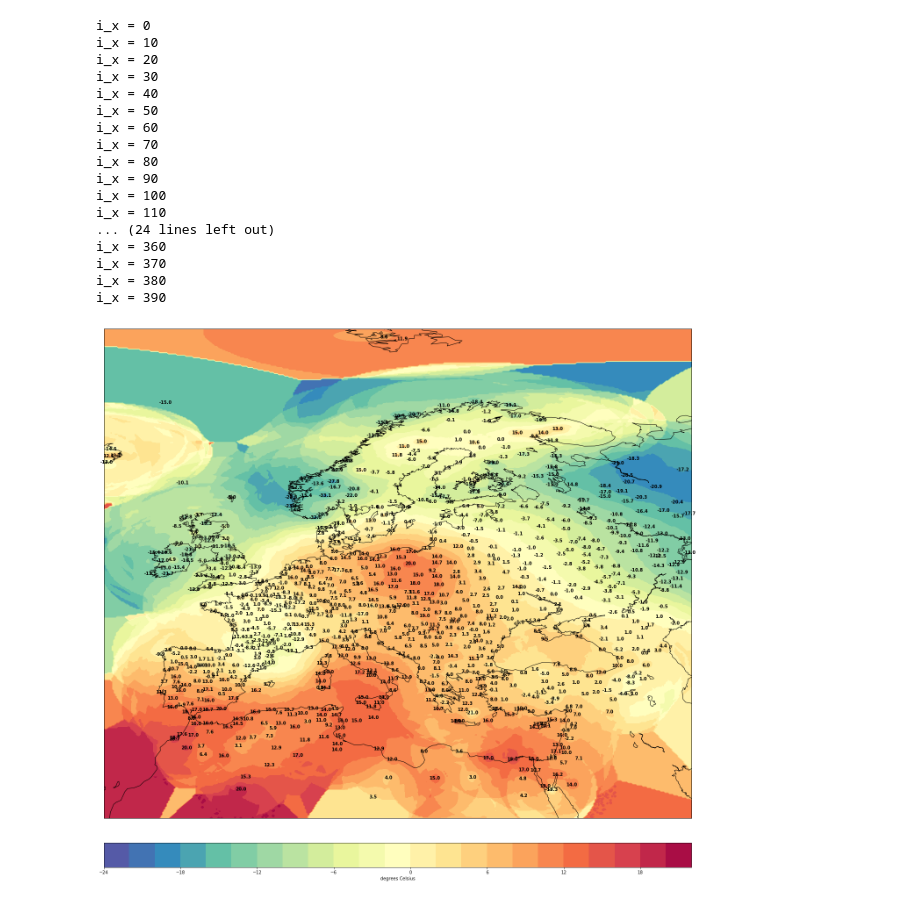
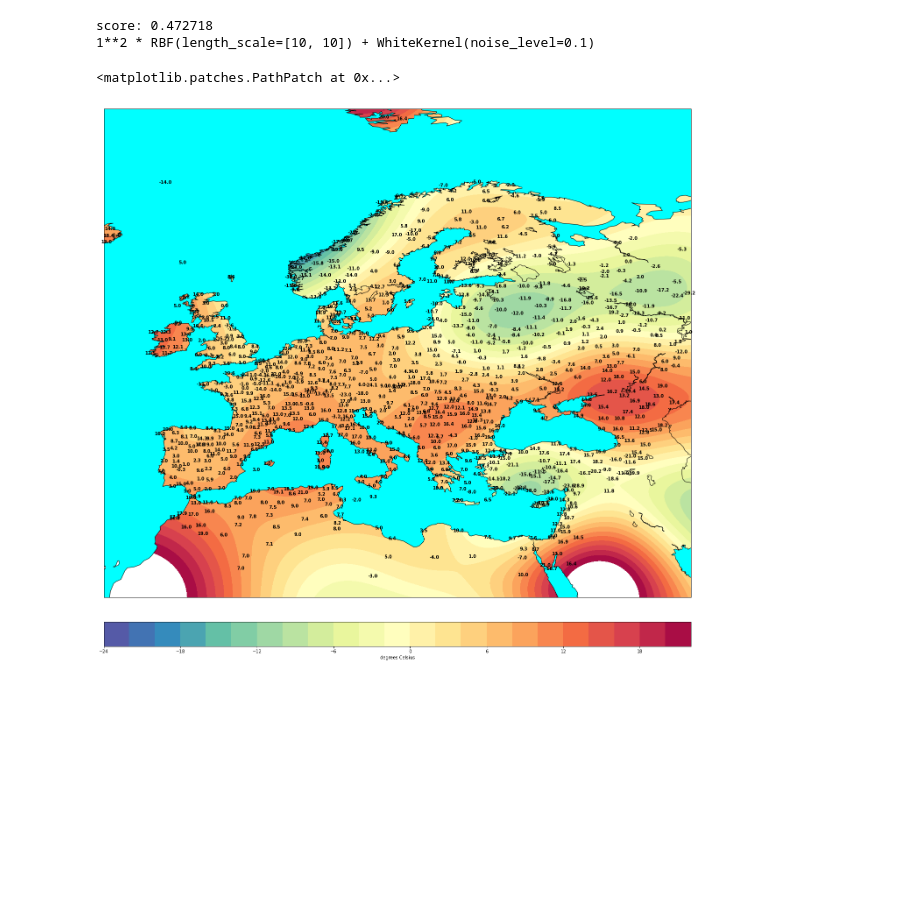
Before and after one commit to tam-leminh/meteo-data-ml, a Jupyter notebook: Meteo.ipynb, the cells around one changed output. Cells and saved outputs as stored; diff of their text form; code cells hidden in the pictures; blank space fills up the shorter version.

Commit message:
ADD Gaussian process in Meteo

```diff
--- a/Meteo.ipynb
+++ b/Meteo.ipynb
@@ -81,6 +131,6 @@ def IDW_temp(xlon, xlat, ylon, ylat, temp, prediction, radius):
 # %%
 #Read cities list
-obs = pd.read_csv("data/current-version/Temp-2018_12_22-18_33.csv", ',')
+obs = pd.read_csv("data/current-version/Temp-2018_12_23-12_0.csv", ',')
 obs = obs.drop(['Unnamed: 0'], axis=1)
 # %%
 #Get cities coordinates and ID
@@ -100,61 +150,69 @@ lat_max = 79.17
 nx = 400
 ny = 400
 
-x_in_bounds = []
-y_in_bounds = []
-temps_in_bounds = []
 cities_out_bounds = []
 
 #Create map
-plt.figure(figsize=(24,24))
+fig, ax = plt.subplots(figsize=(24,24))
 map = Basemap(llcrnrlon=lon_min,llcrnrlat=lat_min,urcrnrlon=lon_max,urcrnrlat=lat_max, resolution = 'l', epsg=4668)
 map.drawmapboundary(fill_color='white')
 #map.fillcontinents(color='coral',lake_color='white')
 map.drawcoastlines()
 
 x, y = map(lon, lat)
 
 #Create annotations for temperature and only keep cities in bound
 for i in range(0,len(x)-1):
     if lon[i] > lon_min and lon[i] < lon_max and lat[i] > lat_min and lat[i] < lat_max:
         plt.text(x[i], y[i], "{0:.1f}".format(temps[i]),fontsize=10,fontweight='bold', ha='center',va='center',color='k')
-        x_in_bounds.append(x[i])
-        y_in_bounds.append(y[i])
-        temps_in_bounds.append(temps[i])
     else:
         cities_out_bounds.append(nam[i])
 
 glons, glats = map.makegrid(nx, ny)
 gx, gy = map(glons, glats)
 predict = np.zeros((nx, ny))
 
 #Interpolation
 #NNI_temp(lon, lat, glons, glats, temps, predict)
-IDW_temp(lon, lat, glons, glats, temps, predict, 500)
+#IDW_temp(lon, lat, glons, glats, temps, predict, 500)
+GaussProcess_temp(lon, lat, glons, glats, temps, predict)
 
 #Plot contours
 clevs = [-24,-22,-20,-18,-16,-14,-12,-10,-8,-6,-4,-2,0,2,4,6,8,10,12,14,16,18,20,22]
 cs = map.contourf(gx,gy,predict,clevs,cmap='Spectral_r')
 
 #Display colorbar
 cbar = map.colorbar(cs,location='bottom',pad="5%")
 cbar.set_label('degrees Celsius')
+
+
+from matplotlib.patches import Path, PathPatch
+
+##getting the limits of the map:
+x0,x1 = ax.get_xlim()
+y0,y1 = ax.get_ylim()
+map_edges = np.array([[x0,y0],[x1,y0],[x1,y1],[x0,y1]])
+
+##getting all polygons used to draw the coastlines of the map
+polys = [p.boundary for p in map.landpolygons]
+
+##combining with map edges
+polys = [map_edges]+polys[:]
+
+##creating a PathPatch
+codes = [
+    [Path.MOVETO] + [Path.LINETO for p in p[1:]]
+    for p in polys
+]
+polys_lin = [v for p in polys for v in p]
+codes_lin = [c for cs in codes for c in cs]
+path = Path(polys_lin, codes_lin)
+patch = PathPatch(path,facecolor='cyan', lw=0)
+
+##masking the data:
+ax.add_patch(patch)
 # %% [output]
-i_x = 0
-i_x = 10
-i_x = 20
-i_x = 30
-i_x = 40
-i_x = 50
-i_x = 60
-i_x = 70
-i_x = 80
-i_x = 90
-i_x = 100
-i_x = 110
-... (24 lines left out)
-i_x = 360
-i_x = 370
-i_x = 380
-i_x = 390
+score: 0.472718
+1**2 * RBF(length_scale=[10, 10]) + WhiteKernel(noise_level=0.1)
+<matplotlib.patches.PathPatch at 0x...>
-[figure, old version]
+[figure, new version]
```
Also changed, not shown: parts of 2 cells of this notebook, 1 other file.
